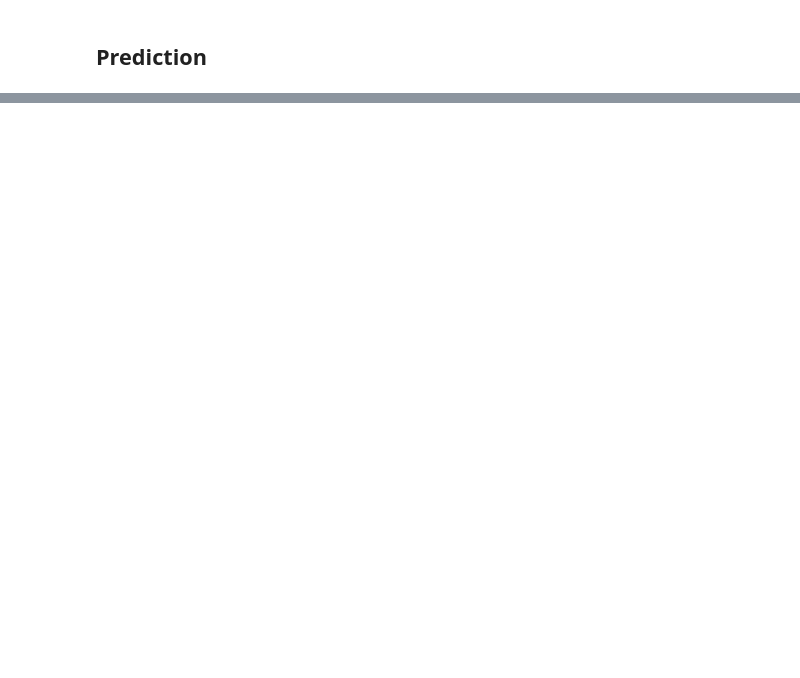
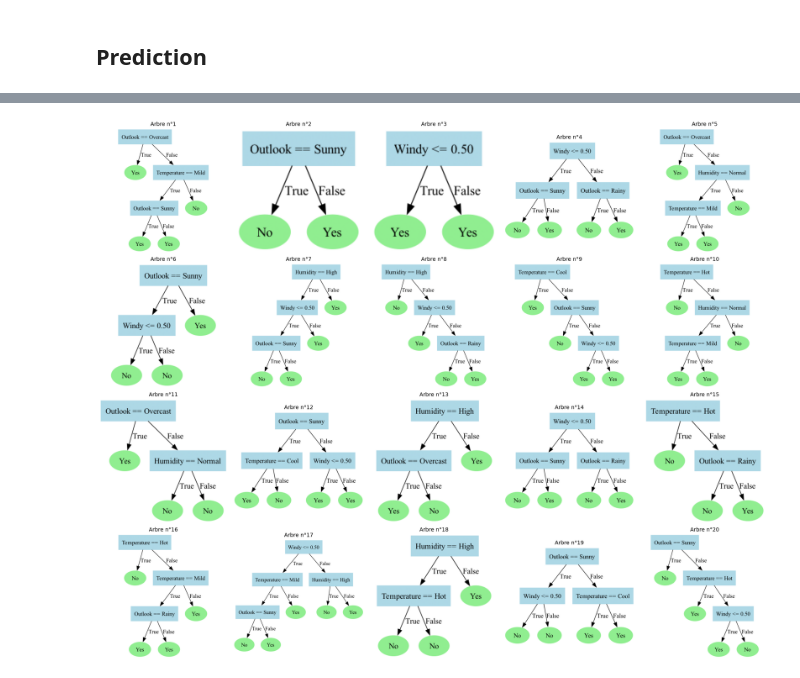
Before and after one commit to ogustain/decision-tree, a Jupyter notebook: code/sandbox.ipynb, the cells around one changed output, grey strips where cells are left out. Drawn from its saved outputs; the diff is of its cells as text; code cells hidden in the pictures; blank space fills up the shorter version.

Commit message:
Random Forest + Présentation LateX

```diff
--- a/code/sandbox.ipynb
+++ b/code/sandbox.ipynb
@@ -494,0 +748,46 @@ render_tree(tree)
+# %%
+def display_forest_grid(forest, render_function, columns=3):
+    n_trees = len(forest)
+
+    # Remplacement de math.ceil par np.ceil, et conversion en int
+    rows = int(np.ceil(n_trees / columns))
+
+    # Créer la figure et la grille
+    fig, axes = plt.subplots(rows, columns, figsize=(columns * 5, rows * 5))
+
+    # Aplatir le tableau d'axes pour itérer facilement
+    if n_trees == 1:
+        axes = [axes]
+    else:
+        axes = axes.flatten()
+
+    for i, tree in enumerate(forest):
+        # 1. Générer l'objet Graphviz
+        dot = render_function(tree)
+
+        # 2. Sauvegarder l'arbre en image PNG temporaire
+        filename = f"temp_tree_{i}"
+        dot.render(filename, format='png', cleanup=True)
+
+        # 3. Charger l'image avec Matplotlib
+        img_path = f"{filename}.png"
+        img = mpimg.imread(img_path)
+
+        # 4. Afficher l'image dans la case correspondante
+        axes[i].imshow(img)
+        axes[i].axis('off')
+        axes[i].set_title(f"Arbre n°{i+1}", fontsize=14)
+
+        # 5. Supprimer l'image temporaire
+        os.remove(img_path)
+
+    # Cacher les cases vides s'il y en a
+    for j in range(i + 1, len(axes)):
+        axes[j].axis('off')
+
+    plt.tight_layout()
+    plt.show()
+# %%
+display_forest_grid(forest, render_tree, columns=5)
+# %% [output]
+[figure, added]
```
Also changed, not shown: parts of 21 cells of this notebook, 20 other files.
